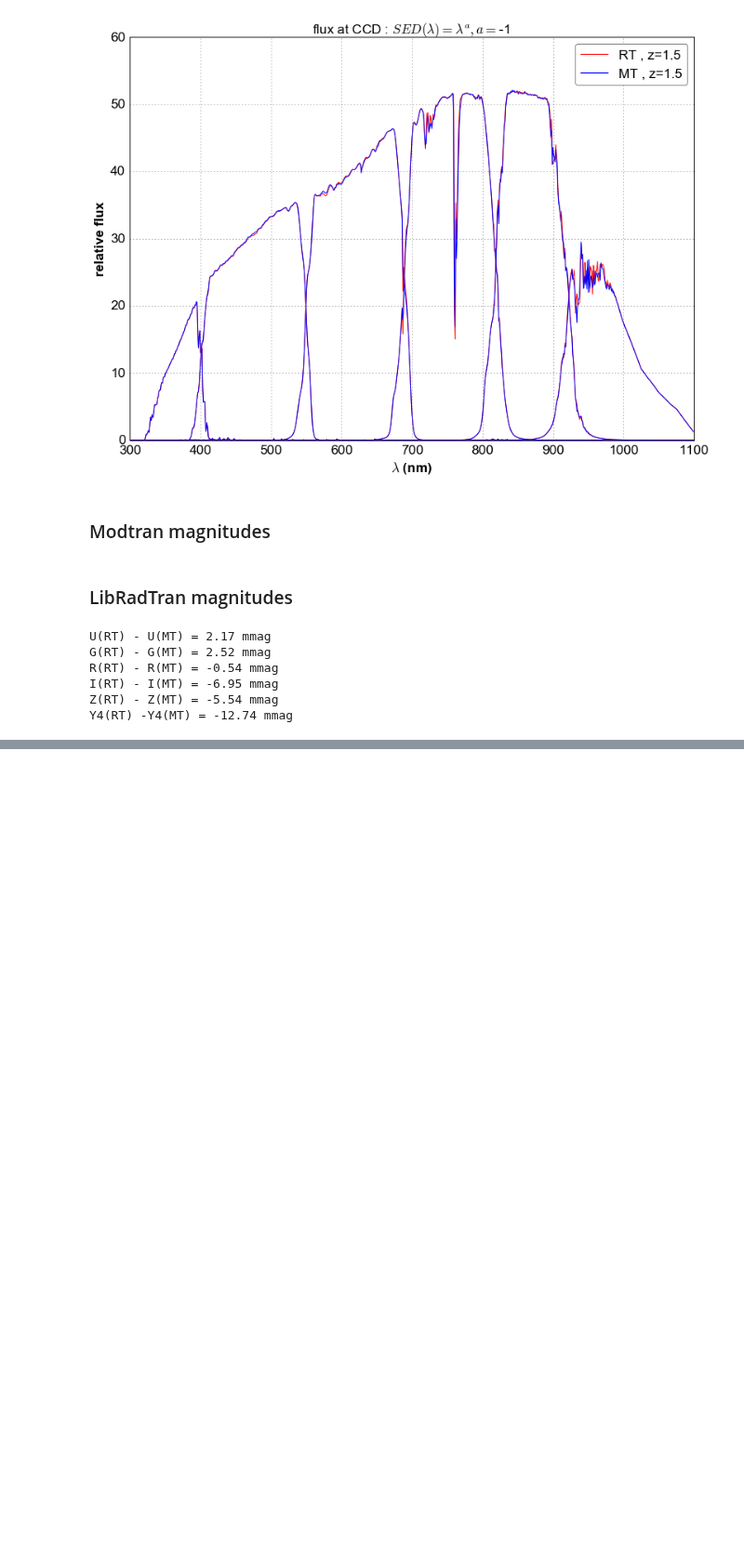
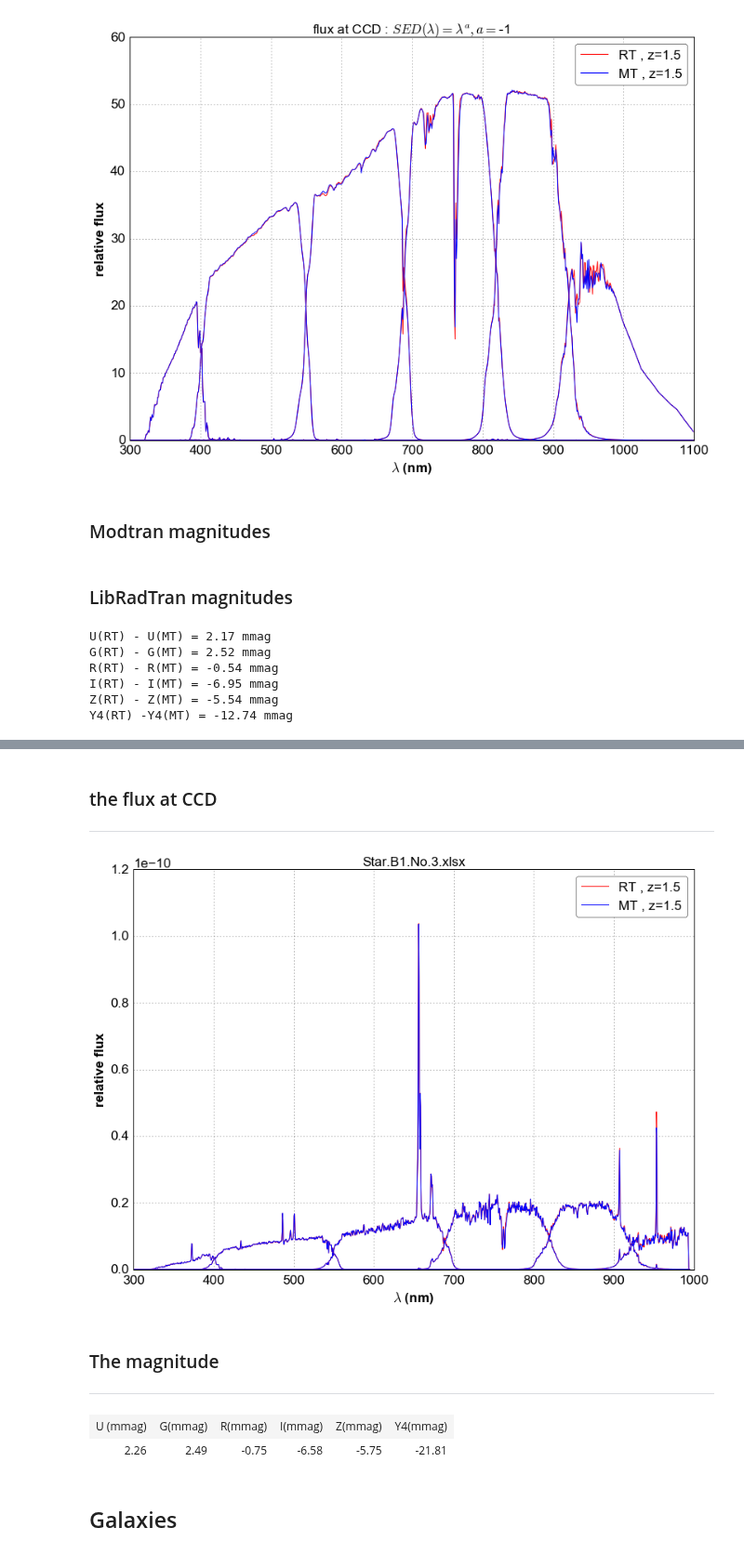
Before and after one commit to sylvielsstfr/PC5AtmStudies, a Jupyter notebook: StarsAndGalaxies/MTRTComparisonWithAstroObj.ipynb, the cells around one changed output, grey strips where cells are left out. Shown at 93% size. Cells and saved outputs as stored; diff of their text form; code cells hidden in the pictures; blank space fills up the shorter version.

```diff
--- a/StarsAndGalaxies/MTRTComparisonWithAstroObj.ipynb
+++ b/StarsAndGalaxies/MTRTComparisonWithAstroObj.ipynb
@@ -279,0 +387,21 @@ Y4(RT) -Y4(MT) = -12.74 mmag
+# %%
+title=filename_star[0]
+# %%
+split_str=title.split(".")
+len_str=len(split_str)
+split_str[len_str-1]='.pdf'
+figfilename=string.join(split_str,sep='')
+# %% [markdown]
+### the flux at CCD
+---------------------
+# %%
+flux_ccd_mt=GetFluxCCD_Modtran(wl_star,sed_star)
+# %%
+flux_ccd_rt=GetFluxCCD_LibRadtran(wl_star,sed_star)
+# %%
+PlotFluxatCCD(wl_star,flux_ccd_rt,flux_ccd_mt,title,figfilename)
+# %% [output]
+[figure, added]
+# %% [markdown]
+### The magnitude
+--------------------
@@ -279,0 +414,7 @@ Y4(RT) -Y4(MT) = -12.74 mmag
+# %%
+table
+# %% [output]
+| U (mmag) | G(mmag) | R(mmag) | I(mmag) | Z(mmag) | Y4(mmag) |
+| 2.26 | 2.49 | -0.75 | -6.58 | -5.75 | -21.81 |
+# %% [markdown]
+## Galaxies
```
Also changed, not shown: parts of 28 cells of this notebook, 1 other file.
